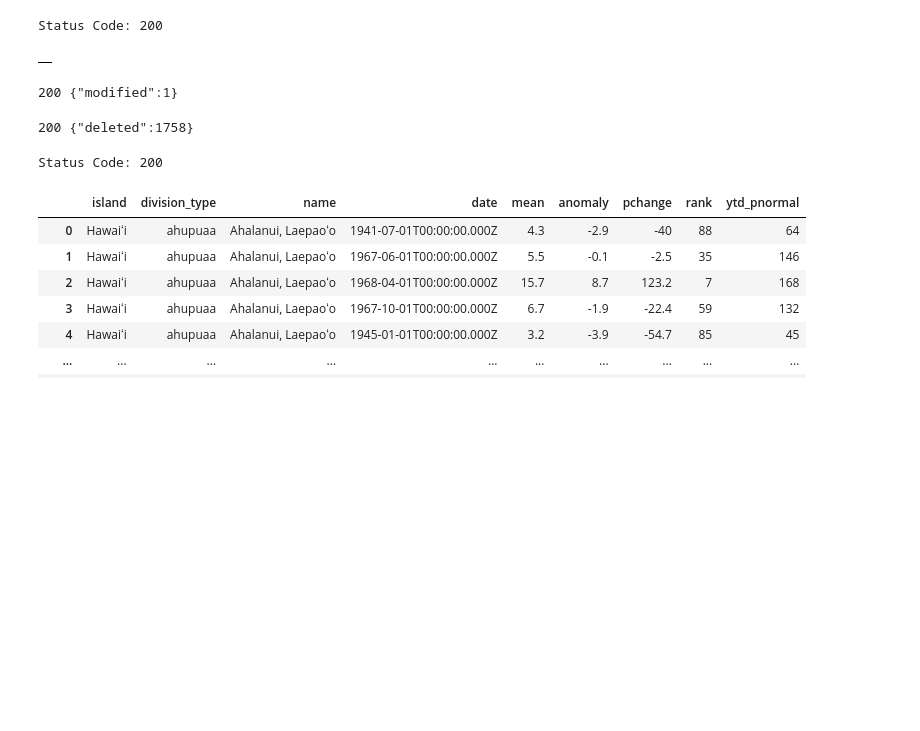
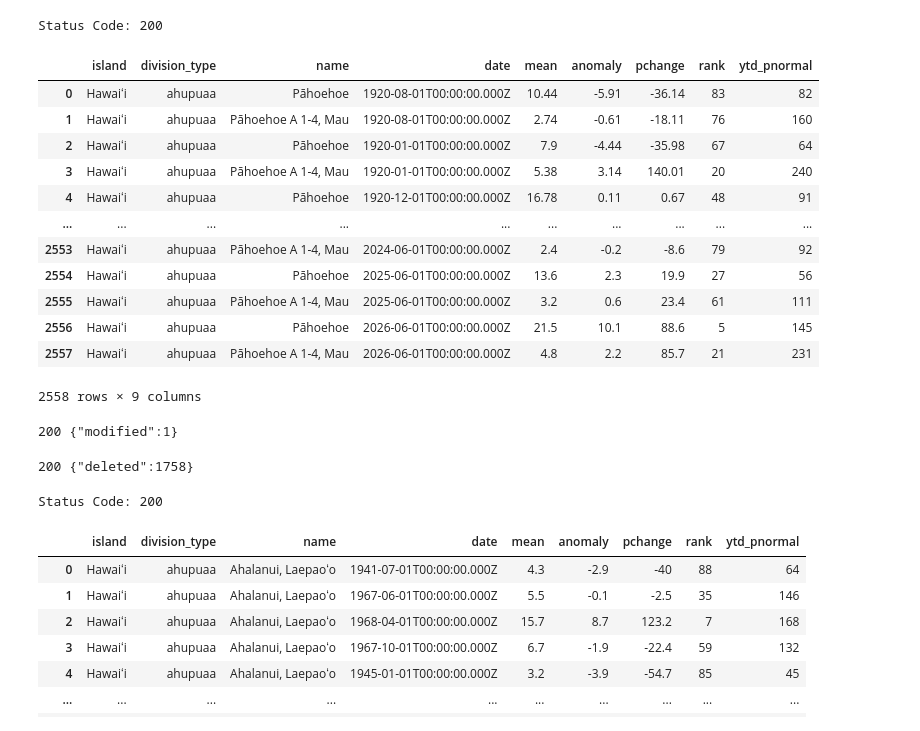
Before and after one commit to cherryleh/climate-summary, a Jupyter notebook: dews-hawaii-app/scripts/database_backfilling copy.ipynb, the cells around one changed output. Saved outputs shown, nothing was run; the diff lists cells and outputs as text; code cells hidden in the pictures; blank space fills up the shorter version.

```diff
--- a/dews-hawaii-app/scripts/database_backfilling copy.ipynb
+++ b/dews-hawaii-app/scripts/database_backfilling copy.ipynb
@@ -20,26 +20,38 @@ headers = {
 # %%
 # date, startDate, endDate, island, division_type, and name. For  island, division_type, and name you can provide multiple instances of each or a comma separated list to filter by more than one (e.g. ?division_type=moku&division_type=island or  ?division_type=moku,island)
 #Viewing data
 
 url = "https://api.hcdp.ikewai.org/mesonet/climate_report/rainfall_stats"
 query_params = {
-    "division_type": "ahupuaa",
-    "island": "Molokaʻi",
-    "name":"Nāʻiwa",
-      "endDate": "2026-05-01"
+  "division_type": "ahupuaa",
+  "endDate": "2026-08",
+  "island": "Hawaiʻi",
+  "name": "Pāhoehoe A 1-4\\, Mau"
 }
 
 response = requests.get(url, params=query_params, headers=headers)
 
 print(f"Status Code: {response.status_code}")
 if response.status_code == 200:
     df_filtered = pd.DataFrame(response.json())
     display(df_filtered)
 else:
     print(f"Response Text: {response.text}")
 # %% [output]
 Status Code: 200
-|  |
+|  | island | division_type | name | date | mean | anomaly | pchange | rank | ytd_pnormal |
+| 0 | Hawaiʻi | ahupuaa | Pāhoehoe | 1920-08-01T00:00:00.000Z | 10.44 | -5.91 | -36.14 | 83 | 82 |
+| 1 | Hawaiʻi | ahupuaa | Pāhoehoe A 1-4, Mau | 1920-08-01T00:00:00.000Z | 2.74 | -0.61 | -18.11 | 76 | 160 |
+| 2 | Hawaiʻi | ahupuaa | Pāhoehoe | 1920-01-01T00:00:00.000Z | 7.9 | -4.44 | -35.98 | 67 | 64 |
+| 3 | Hawaiʻi | ahupuaa | Pāhoehoe A 1-4, Mau | 1920-01-01T00:00:00.000Z | 5.38 | 3.14 | 140.01 | 20 | 240 |
+| 4 | Hawaiʻi | ahupuaa | Pāhoehoe | 1920-12-01T00:00:00.000Z | 16.78 | 0.11 | 0.67 | 48 | 91 |
+| ... | ... | ... | ... | ... | ... | ... | ... | ... | ... |
+| 2553 | Hawaiʻi | ahupuaa | Pāhoehoe A 1-4, Mau | 2024-06-01T00:00:00.000Z | 2.4 | -0.2 | -8.6 | 79 | 92 |
+| 2554 | Hawaiʻi | ahupuaa | Pāhoehoe | 2025-06-01T00:00:00.000Z | 13.6 | 2.3 | 19.9 | 27 | 56 |
+| 2555 | Hawaiʻi | ahupuaa | Pāhoehoe A 1-4, Mau | 2025-06-01T00:00:00.000Z | 3.2 | 0.6 | 23.4 | 61 | 111 |
+| 2556 | Hawaiʻi | ahupuaa | Pāhoehoe | 2026-06-01T00:00:00.000Z | 21.5 | 10.1 | 88.6 | 5 | 145 |
+| 2557 | Hawaiʻi | ahupuaa | Pāhoehoe A 1-4, Mau | 2026-06-01T00:00:00.000Z | 4.8 | 2.2 | 85.7 | 21 | 231 |
+2558 rows × 9 columns
 # %%
 import requests, os
 
```
Also changed, not shown: 20 other files.
